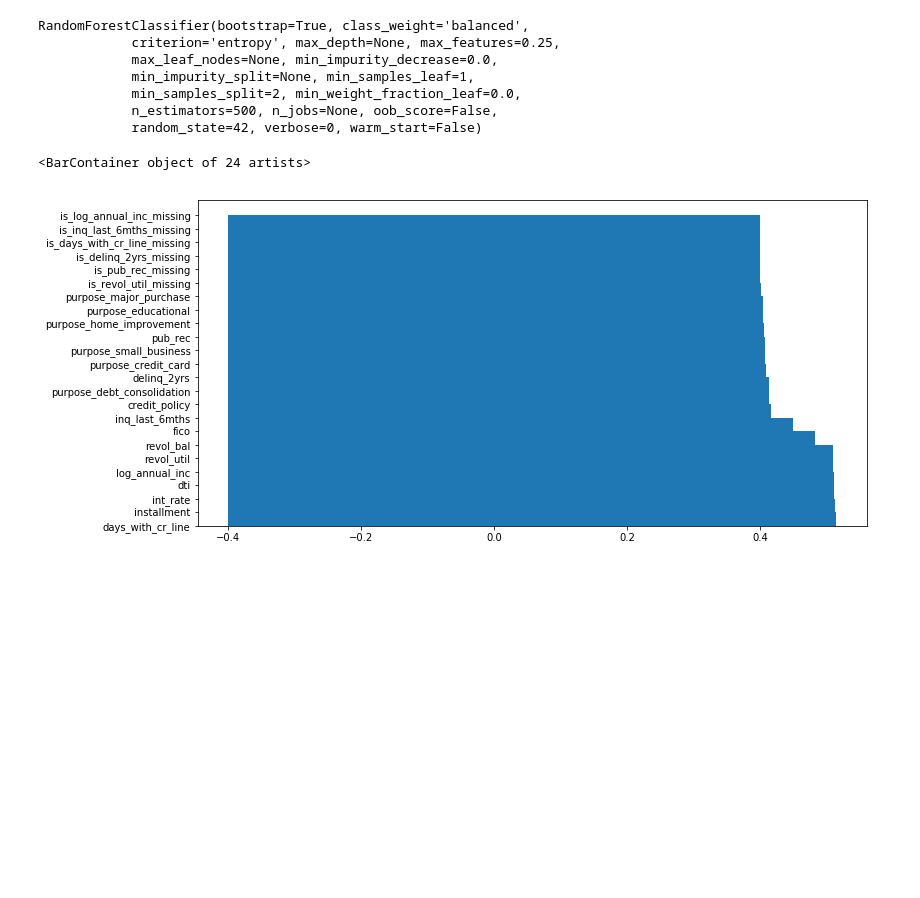
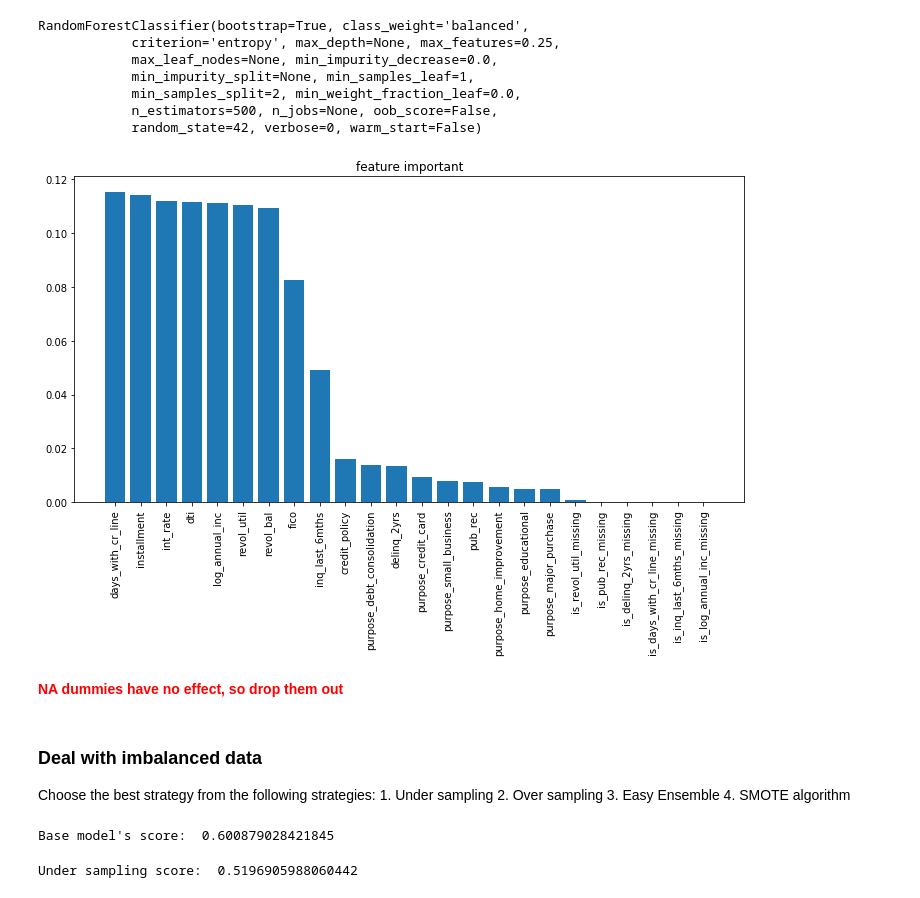
Before and after one commit to joei1994/ML-Projects, a Jupyter notebook: mini-projects/loan/loan_pred.ipynb, the cells around one changed output. Drawn from its saved outputs; the diff is of its cells as text; code cells hidden in the pictures; blank space fills up the shorter version.

```diff
--- a/mini-projects/loan/loan_pred.ipynb
+++ b/mini-projects/loan/loan_pred.ipynb
@@ -265,20 +265,20 @@ Mean Imputation scores: 0.6516588672945665
 # %% [markdown]
 ### Select the most important features
 # %%
-#add columns to indicate missing values
 X = df.drop(columns=['not_fully_paid'])
 Y = df['not_fully_paid']
 
 cate_features = X.dtypes[X.dtypes == 'object'].keys()
 num_features = X.dtypes[X.dtypes != 'object'].keys()
 
-df_na_indicated = X.copy()
+#add NA dummies
+na_dummies = X.copy()
 for feature in X.columns:
     if(np.any(pd.isnull(X[feature]))):
-        df_na_indicated['is_' + feature + '_missing'] = pd.isnull(X[feature]) * 1
+        na_dummies['is_' + feature + '_missing'] = pd.isnull(X[feature]) * 1
 
 #missing dummies variables
-df_na_indicated.drop(columns=X.columns, axis=1, inplace=True)
+na_dummies.drop(columns=X.columns, axis=1, inplace=True)
 
 #categorical dummy variables
 X_dummies = pd.get_dummies(X, columns=cate_features, drop_first=True)
@@ -293,7 +293,7 @@ num_pipeline = make_pipeline(
 X_num_prepared = num_pipeline.fit_transform(X[num_features])
 X_num_prepared = pd.DataFrame(columns=num_features, data=X_num_prepared)
 
-X_prepared = pd.concat([X_num_prepared, X_dummies, df_na_indicated], axis=1)
+X_prepared = pd.concat([X_num_prepared, X_dummies, na_dummies], axis=1)
 
 rf_clf.fit(X_prepared, Y)
 # %% [output]
@@ -307,9 +307,13 @@ RandomForestClassifier(bootstrap=True, class_weight='balanced',
 # %%
 indices = np.argsort(rf_clf.feature_importances_)[::-1]
 all_cols = X_prepared.columns
 
 plt.figure(figsize=(12, 6))
-plt.bar( rf_clf.feature_importances_[indices], all_cols[indices], align='center')
+plt.bar(all_cols[indices], rf_clf.feature_importances_[indices], align='center')
+plt.xticks(rotation=90)
+plt.title('feature important')
+plt.show()
 # %% [output]
-<BarContainer object of 24 artists>
-[figure, old version]
+[figure, new version]
+# %% [markdown]
+<span style='color:red'>**NA dummies have no effect, so drop them out**</span>
@@ -315,0 +323,21 @@ plt.bar( rf_clf.feature_importances_[indices], all_cols[indices], align='center'
+# %% [markdown]
+### Deal with imbalanced data
+Choose the best strategy from the following strategies:
+    1. Under sampling
+    2. Over sampling
+    3. Easy Ensemble
+    4. SMOTE algorithm
+# %%
+#Base model -- trains on Unbalanced data
+base_scores = cross_val_score(rf_clf, X=X_prepared, y=Y, cv=5, scoring='roc_auc')
+print("Base model's score: ", base_scores.mean())
+# %% [output]
+Base model's score:  0.600879028421845
+# %%
+#Unsampling
+from imblearn.under_sampling import RandomUnderSampler
+X_under, Y_under = RandomUnderSampler(random_state=42).fit_resample(X_prepared, Y)
+under_scores = cross_val_score(rf_clf, X_under, Y_under, cv=5, scoring='roc_auc')
+print("Under sampling score: ", under_scores.mean())
+# %% [output]
+Under sampling score:  0.5196905988060442
```
Also changed, not shown: parts of 3 cells of this notebook, 2 other files.
